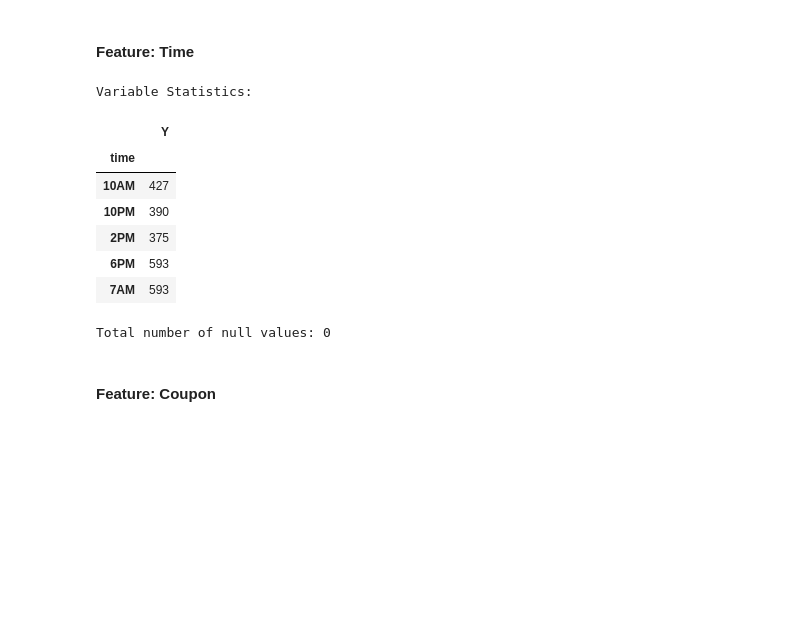
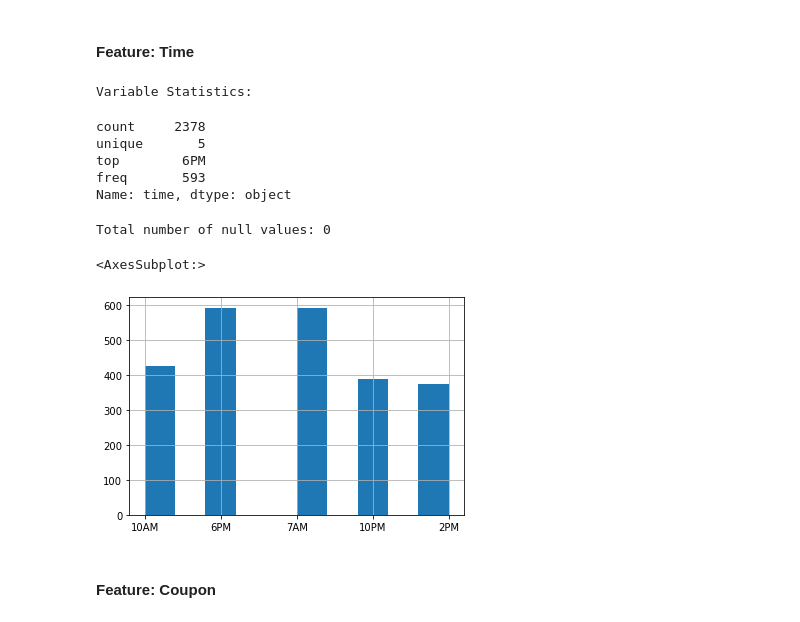
Before and after one commit to ddahiya16/Machine-Learning, a Jupyter notebook: Exam - Summer 2021.ipynb, the cells around one changed output. Drawn from its saved outputs; the diff is of its cells as text; code cells hidden in the pictures; blank space fills up the shorter version.

```diff
--- a/Exam - Summer 2021.ipynb
+++ b/Exam - Summer 2021.ipynb
@@ -289,19 +308,22 @@ df_train['temperature'] = df_train['temperature'].fillna(df_train['temperature']
 #### Feature: Time
 # %%
 print("Variable Statistics: ")
-df_train[['Y', 'time']].groupby('time').count()
+df_train['time'].describe()
 # %% [output]
 Variable Statistics:
-|  | Y |
-| time |  |
-| 10AM | 427 |
-| 10PM | 390 |
-| 2PM | 375 |
-| 6PM | 593 |
-| 7AM | 593 |
+count     2378
+unique       5
+top        6PM
+freq       593
+Name: time, dtype: object
 # %%
 print("Total number of null values:", df_train['time'].isnull().sum())
 # %% [output]
 Total number of null values: 0
+# %%
+df_train['time'].hist()
+# %% [output]
+<AxesSubplot:>
+[figure, added]
 # %% [markdown]
 #### Feature: Coupon
```
Also changed, not shown: parts of 74 cells of this notebook.
